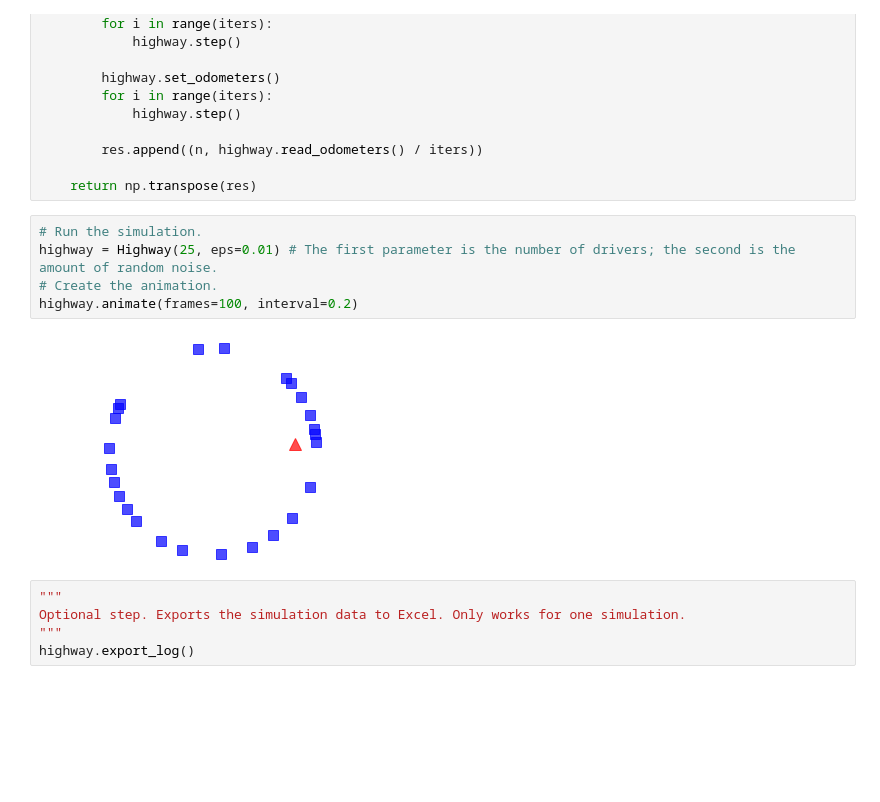
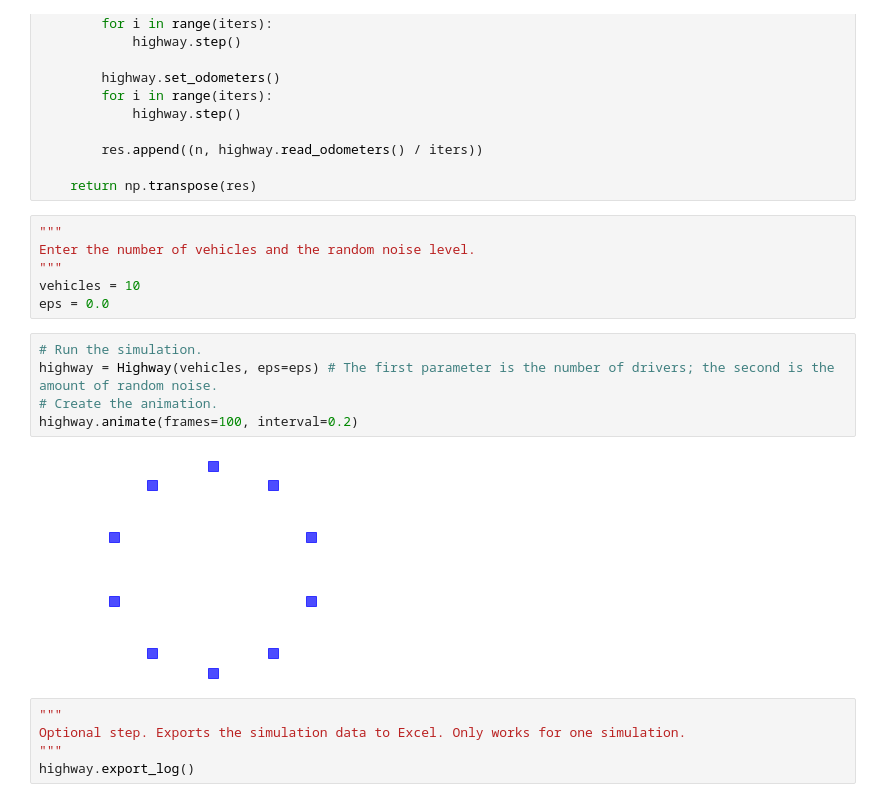
Before and after one commit to alejandrogtz/cccs630-fall2023, a Jupyter notebook: module04/agent-based_applications.ipynb, the cells around one changed output. Drawn from its saved outputs; the diff is of its cells as text; blank space fills up the shorter version.

```diff
--- a/module04/agent-based_applications.ipynb
+++ b/module04/agent-based_applications.ipynb
@@ -251,13 +251,19 @@ def run_simulation(eps, constructor=Driver, iters=100):
         res.append((n, highway.read_odometers() / iters))
 
     return np.transpose(res)
+# %%
+"""
+Enter the number of vehicles and the random noise level.
+"""
+vehicles = 10
+eps = 0.0
 # %%
 # Run the simulation.
-highway = Highway(25, eps=0.01) # The first parameter is the number of drivers; the second is the amount of random noise.
+highway = Highway(vehicles, eps=eps) # The first parameter is the number of drivers; the second is the amount of random noise.
 # Create the animation.
 highway.animate(frames=100, interval=0.2)
 # %% [output]
-[figure, old version]
+[figure, new version]
 # %%
 """
 Optional step. Exports the simulation data to Excel. Only works for one simulation.
```
Also changed, not shown: parts of 3 cells of this notebook, 1 other file.
